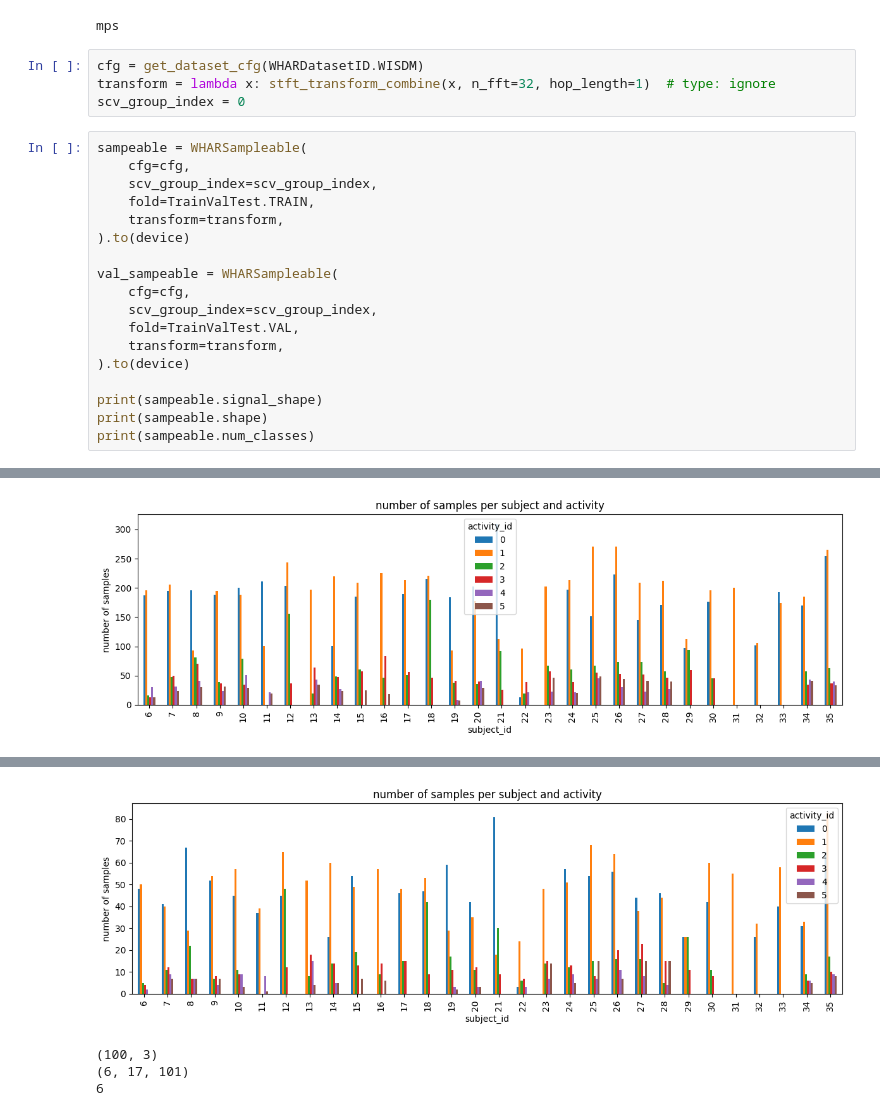
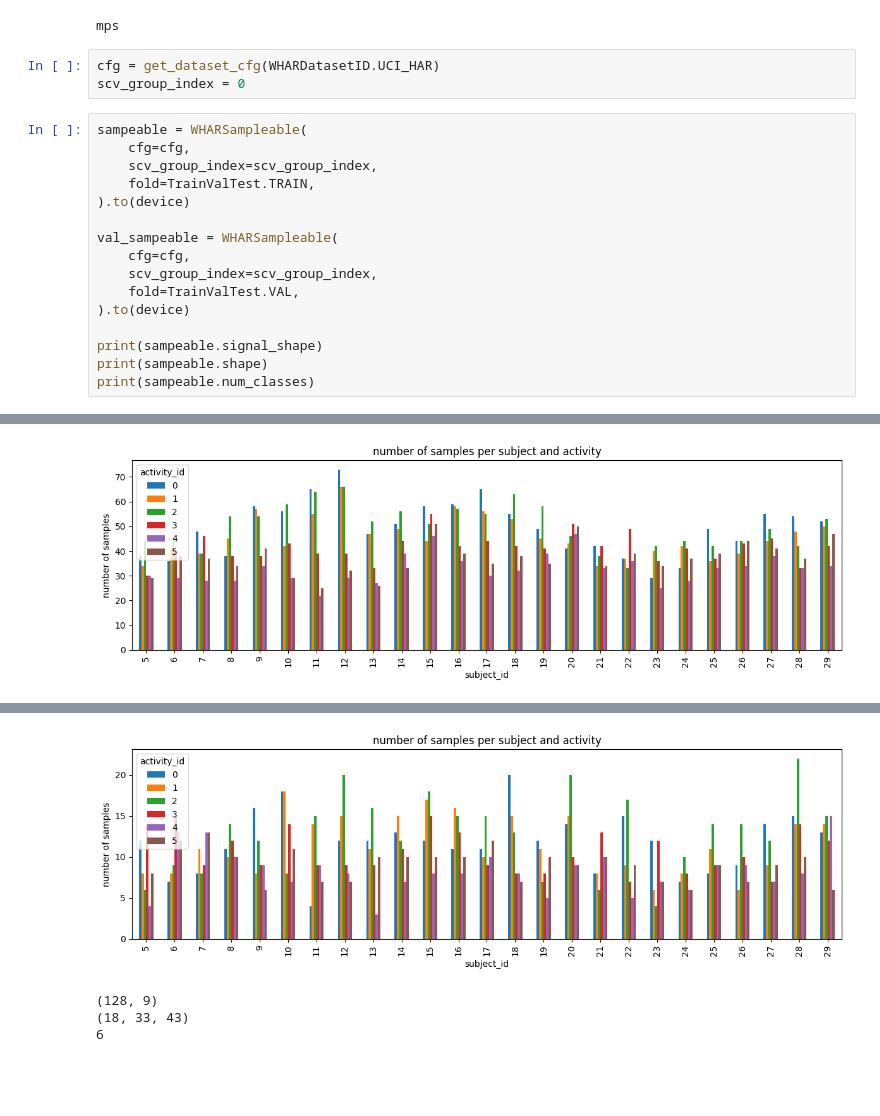
Before and after one commit to chookcurry/flow-matching, a Jupyter notebook: notebooks/whar/train_flow.ipynb, the cells around one changed output, grey strips where cells are left out. Saved outputs shown, nothing was run; the diff lists cells and outputs as text; blank space fills up the shorter version.

```diff
--- a/notebooks/whar/train_flow.ipynb
+++ b/notebooks/whar/train_flow.ipynb
@@ -17,22 +16,19 @@ print(device)
 # %% [output]
 mps
 # %%
-cfg = get_dataset_cfg(WHARDatasetID.WISDM)
-transform = lambda x: stft_transform_combine(x, n_fft=32, hop_length=1)  # type: ignore
+cfg = get_dataset_cfg(WHARDatasetID.UCI_HAR)
 scv_group_index = 0
 # %%
 sampeable = WHARSampleable(
     cfg=cfg,
     scv_group_index=scv_group_index,
     fold=TrainValTest.TRAIN,
-    transform=transform,
 ).to(device)
 
 val_sampeable = WHARSampleable(
     cfg=cfg,
     scv_group_index=scv_group_index,
     fold=TrainValTest.VAL,
-    transform=transform,
 ).to(device)
 
 print(sampeable.signal_shape)
@@ -59 +55 @@ print(sampeable.num_classes)
-[figure, old version]
+[figure, new version]
@@ -77,6 +73,6 @@ print(sampeable.num_classes)
-[figure, old version]
+[figure, new version]
-(100, 3)
-(6, 17, 101)
+(128, 9)
+(18, 33, 43)
 6
 # %%
 path = GaussianCondProbPath(sampeable, sampeable.shape).to(device)
```
Also changed, not shown: parts of 5 cells of this notebook, 55 other files.
